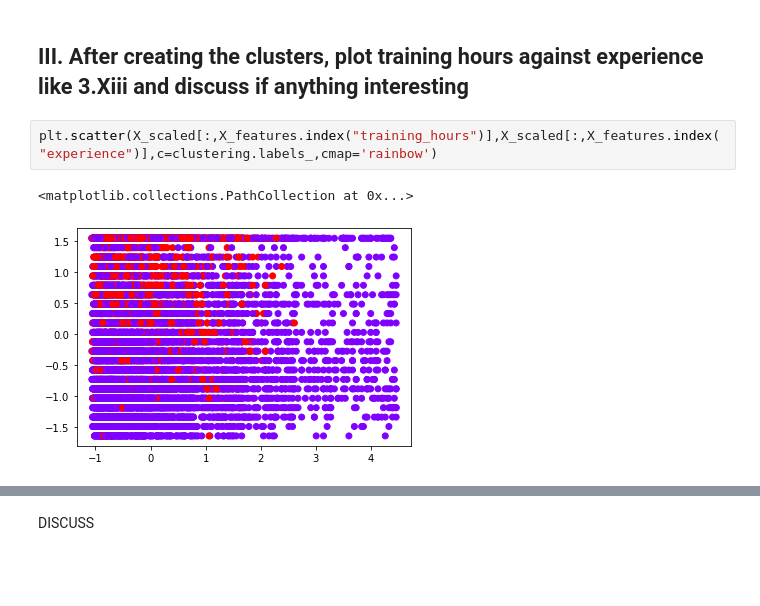
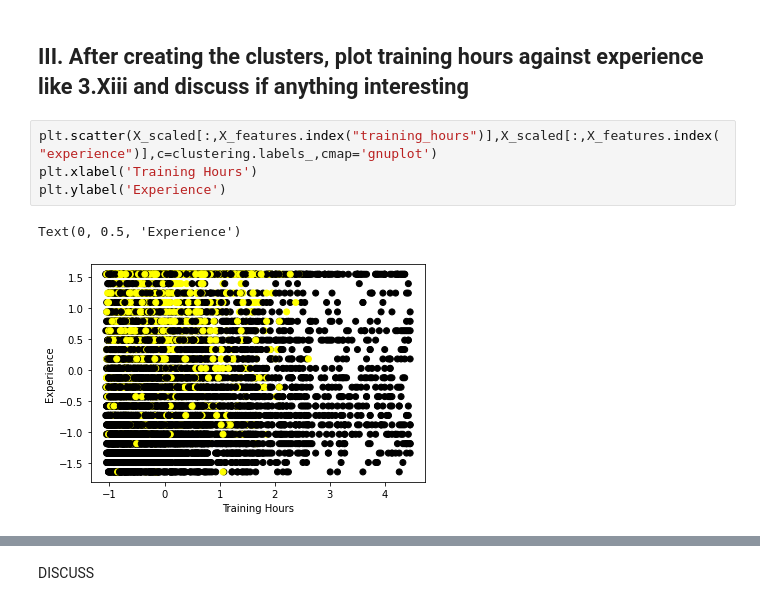
Before and after one commit to jmazor/Machine_A4, a Jupyter notebook: Mazor_Justin_A4.ipynb, the cells around one changed output, grey strips where cells are left out. Cells and saved outputs as stored; diff of their text form; blank space fills up the shorter version.

```diff
--- a/Mazor_Justin_A4.ipynb
+++ b/Mazor_Justin_A4.ipynb
@@ -318,7 +346,9 @@ print(clustering.labels_)
 # %% [markdown]
 ## III. After creating the clusters, plot training hours against experience like 3.Xiii and discuss if anything interesting
 # %%
-plt.scatter(X_scaled[:,X_features.index("training_hours")],X_scaled[:,X_features.index("experience")],c=clustering.labels_,cmap='rainbow')
+plt.scatter(X_scaled[:,X_features.index("training_hours")],X_scaled[:,X_features.index("experience")],c=clustering.labels_,cmap='gnuplot')
+plt.xlabel('Training Hours')
+plt.ylabel('Experience')
 # %% [output]
-<matplotlib.collections.PathCollection at 0x...>
+Text(0, 0.5, 'Experience')
-[figure, old version]
+[figure, new version]
```
Also changed, not shown: parts of 22 cells of this notebook.
